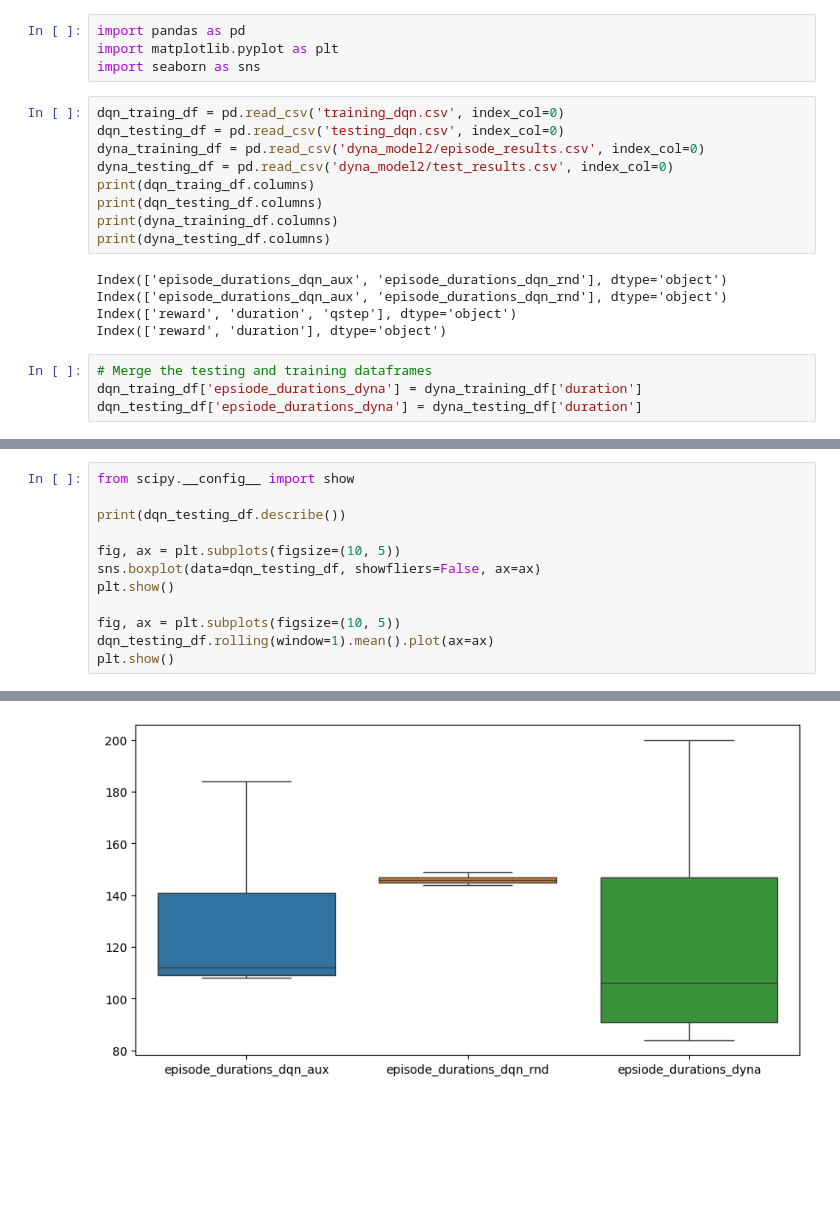
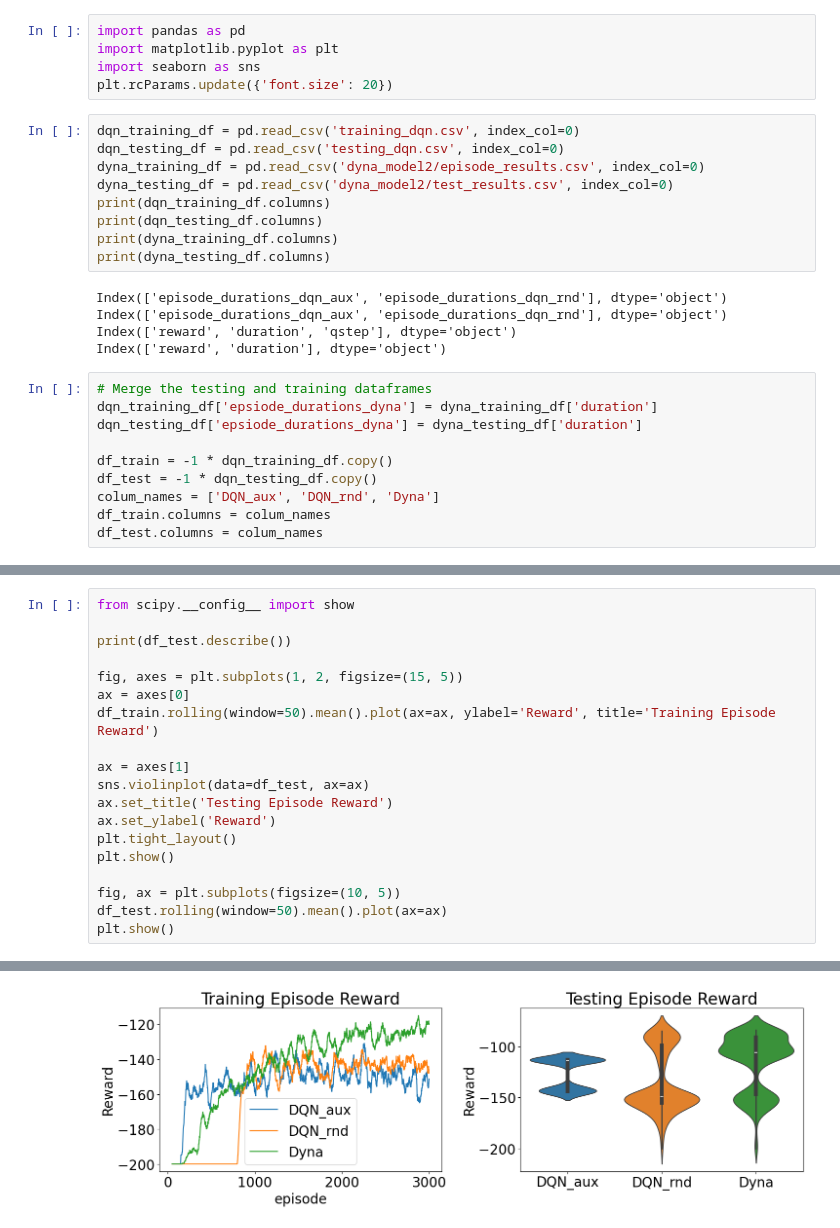
Before and after one commit to phellich/ann_project, a Jupyter notebook: model_comparaison.ipynb, the cells around one changed output, grey strips where cells are left out. Saved outputs shown, nothing was run; the diff lists cells and outputs as text; blank space fills up the shorter version.

```diff
--- a/model_comparaison.ipynb
+++ b/model_comparaison.ipynb
@@ -2,12 +2,13 @@
 import pandas as pd
 import matplotlib.pyplot as plt
 import seaborn as sns
+plt.rcParams.update({'font.size': 20})
 # %%
-dqn_traing_df = pd.read_csv('training_dqn.csv', index_col=0)
+dqn_training_df = pd.read_csv('training_dqn.csv', index_col=0)
 dqn_testing_df = pd.read_csv('testing_dqn.csv', index_col=0)
 dyna_training_df = pd.read_csv('dyna_model2/episode_results.csv', index_col=0)
 dyna_testing_df = pd.read_csv('dyna_model2/test_results.csv', index_col=0)
-print(dqn_traing_df.columns)
+print(dqn_training_df.columns)
 print(dqn_testing_df.columns)
 print(dyna_training_df.columns)
 print(dyna_testing_df.columns)
@@ -18,5 +19,11 @@ Index(['reward', 'duration', 'qstep'], dtype='object')
 Index(['reward', 'duration'], dtype='object')
 # %%
 # Merge the testing and training dataframes
-dqn_traing_df['epsiode_durations_dyna'] = dyna_training_df['duration']
+dqn_training_df['epsiode_durations_dyna'] = dyna_training_df['duration']
 dqn_testing_df['epsiode_durations_dyna'] = dyna_testing_df['duration']
+
+df_train = -1 * dqn_training_df.copy()
+df_test = -1 * dqn_testing_df.copy()
+colum_names = ['DQN_aux', 'DQN_rnd', 'Dyna']
+df_train.columns = colum_names
+df_test.columns = colum_names
@@ -28,13 +38,20 @@ dqn_traing_df.rolling(window=50).mean().plot(figsize=(10, 5))
 # %%
 from scipy.__config__ import show
 
-print(dqn_testing_df.describe())
+print(df_test.describe())
 
-fig, ax = plt.subplots(figsize=(10, 5))
-sns.boxplot(data=dqn_testing_df, showfliers=False, ax=ax)
+fig, axes = plt.subplots(1, 2, figsize=(15, 5))
+ax = axes[0]
+df_train.rolling(window=50).mean().plot(ax=ax, ylabel='Reward', title='Training Episode Reward')
+
+ax = axes[1]
+sns.violinplot(data=df_test, ax=ax)
+ax.set_title('Testing Episode Reward')
+ax.set_ylabel('Reward')
+plt.tight_layout()
 plt.show()
 
 fig, ax = plt.subplots(figsize=(10, 5))
-dqn_testing_df.rolling(window=1).mean().plot(ax=ax)
+df_test.rolling(window=50).mean().plot(ax=ax)
 plt.show()
 # %% [output]
@@ -60 +67 @@ max                200.000000
-[figure, old version]
+[figure, new version]
```
Also changed, not shown: parts of 5 cells of this notebook, 4 other files.
